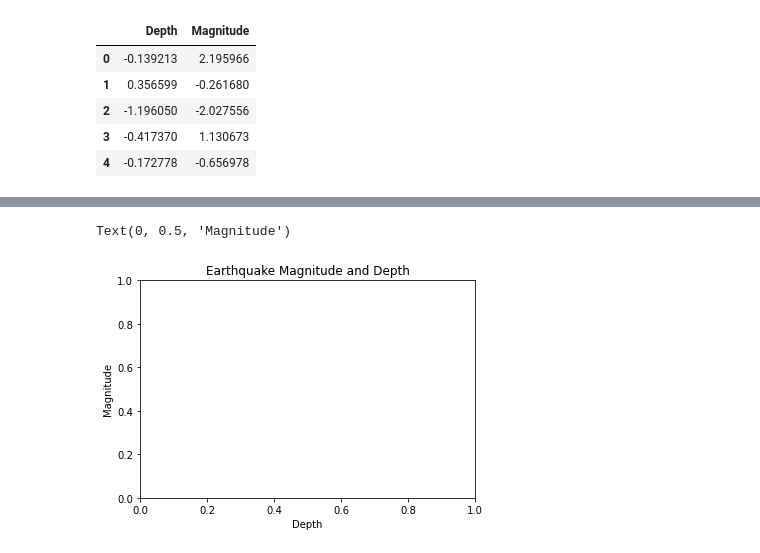
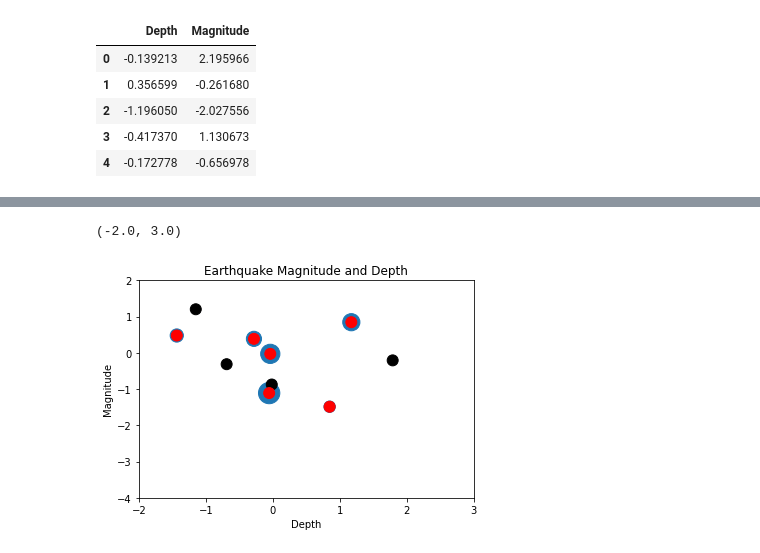
Before and after one commit to Drogers63/Homework-skilldrills, a Jupyter notebook: Unit_2_3_Assessment-Deb Rogers.ipynb, the cells around one changed output, grey strips where cells are left out. Cells and saved outputs as stored; diff of their text form; code cells hidden in the pictures.

```diff
--- a/Unit_2_3_Assessment-Deb Rogers.ipynb
+++ b/Unit_2_3_Assessment-Deb Rogers.ipynb
@@ -350,7 +291,16 @@ plt.xlim(10,135)
-# %%
-plt.title("Earthquake Magnitude and Depth")
-plt.xlabel("Depth")
-plt.ylabel("Magnitude")
-# %% [output]
-Text(0, 0.5, 'Magnitude')
-[figure, removed]
+# %%
+
+import matplotlib.pyplot as plt
+import numpy as np
+earthquakes_df = pd.DataFrame(np.random.randn(10,2), columns =['Depth','Magnitude'])
+earthquakes_df['col3'] = np.arange(len(earthquakes_df))** 2 * 5 + 50
+earthquakes_df.plot.scatter('Depth','Magnitude',earthquakes_df['col3'])
+
+colors = np.where(earthquakes_df.col3 > 100 , 'r', 'k')
+plt.scatter(earthquakes_df.Depth, earthquakes_df.Magnitude, s =120, c=colors)
+plt.title("Earthquake Magnitude and Depth")
+plt.ylim(-4,2)
+plt.xlim(-2,3)
+# %% [output]
+(-2.0, 3.0)
+[figure, added]
```
Also changed, not shown: parts of 4 cells of this notebook.
